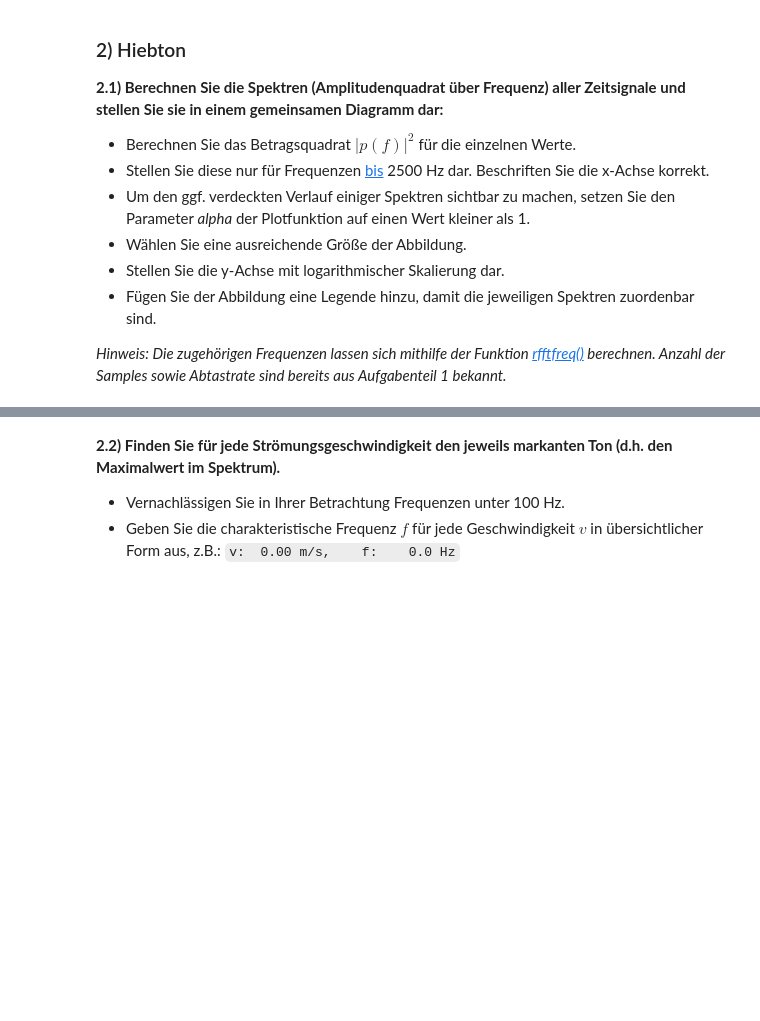
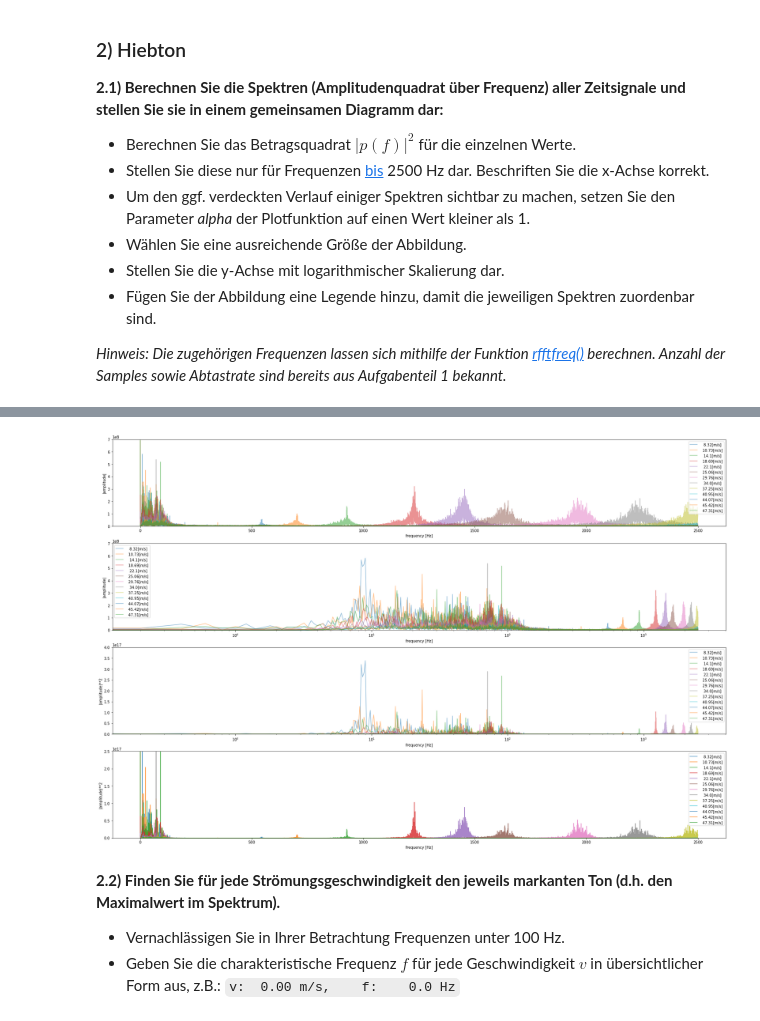
Before and after one commit to jlb-jlb/python_fuer_Ings, a Jupyter notebook: HA4/HA4_Gruppe186.ipynb, the cells around one changed output, grey strips where cells are left out. Cells and saved outputs as stored; diff of their text form; code cells hidden in the pictures; blank space fills up the shorter version.

```diff
--- a/HA4/HA4_Gruppe186.ipynb
+++ b/HA4/HA4_Gruppe186.ipynb
@@ -211,3 +195,74 @@ plt.show()
+# %%
+# Sellen Sie diese nur für Frequenzen bis 2500Hz dar. Beschriften Sie die x-Achse korrekt.
+# fftfreq
+plt.figure(2, (30,20))
+# a = plt.subplot(211)
+# r = 2**16/2
+# a.set_ylim([-r, r])
+# a.set_xlabel('time [s]')
+# a.set_ylabel("sample value [-]")
+# x = np.arange(samplerate * 10)/samplerate
+# plt.plot(x, timedata[0])
+
+
+# Frequenz und dann Index zur Frequenz von 2500Hz berechnen
+freq = np.fft.fftfreq(spectra[0].size, d=1/samplerate)
+idx = np.searchsorted(freq, 2500, side="left") # Frequenz_max = 2500
+
+
+# plots und plots und plots und plots (Einmal mit Betrag und dann mit Betrag zum Quadrat)
+b = plt.subplot(411)
+# b.set_xscale("log")
+# b.set_yscale("log")
+b.set_ylim([-2500, 700000000])
+b.set_xlabel("frequency [Hz]")
+b.set_ylabel("|amplitude|")
+for i, row in enumerate(spectra):
+    # plt.plot(freq[:idx], spectra[0][:idx], alpha=0.9)
+    b.plot(freq[:idx], row[:idx], alpha=0.5)
+
+b.legend([f"{entry: >7}{'[m/s]': <5}"  for entry in  vlist])
+
+c = plt.subplot(412)
+c.set_xscale("log")
+# b.set_yscale("log")
+c.set_ylim([-2500, 7e8])
+c.set_xlabel("frequency [Hz]")
+c.set_ylabel("|amplitude|")
+for i, row in enumerate(spectra):
+    # plt.plot(freq[:idx], spectra[0][:idx], alpha=0.9)
+    c.plot(freq[:idx], row[:idx], alpha=0.5)
+
+c.legend([f"{entry: >7}{'[m/s]': <5}" for entry in vlist])
+
+d = plt.subplot(413)
+d.set_xscale("log")
+# b.set_yscale("log")
+d.set_ylim([0, 4e17])
+d.set_xlabel("frequency [Hz]")
+d.set_ylabel("|amplitude|**2")
+for i, row in enumerate(spectra_abs_pow2):
+    # plt.plot(freq[:idx], spectra[0][:idx], alpha=0.9)
+    d.plot(freq[:idx], row[:idx], alpha=0.5)
+
+d.legend([f"{entry: >7}{'[m/s]': <5}" for entry in vlist])
+
+e = plt.subplot(414)
+# e.set_xscale("log")
+# b.set_yscale("log")
+e.set_ylim([0, 2.5e17])
+e.set_xlabel("frequency [Hz]")
+e.set_ylabel("|amplitude|**2")
+for i, row in enumerate(spectra_abs_pow2):
+    # plt.plot(freq[:idx], spectra[0][:idx], alpha=0.9)
+    e.plot(freq[:idx], row[:idx], alpha=0.8)
+
+e.legend([f"{entry: >7}{'[m/s]': <5}" for entry in vlist])
+
+
+plt.show()
+# %% [output]
+[figure, added]
 # %% [markdown]
 **2.2) Finden Sie für jede Strömungsgeschwindigkeit den jeweils markanten Ton (d.h. den Maximalwert im Spektrum).**
   * Vernachlässigen Sie in Ihrer Betrachtung Frequenzen unter 100 Hz.
```
Also changed, not shown: parts of 6 cells of this notebook.
